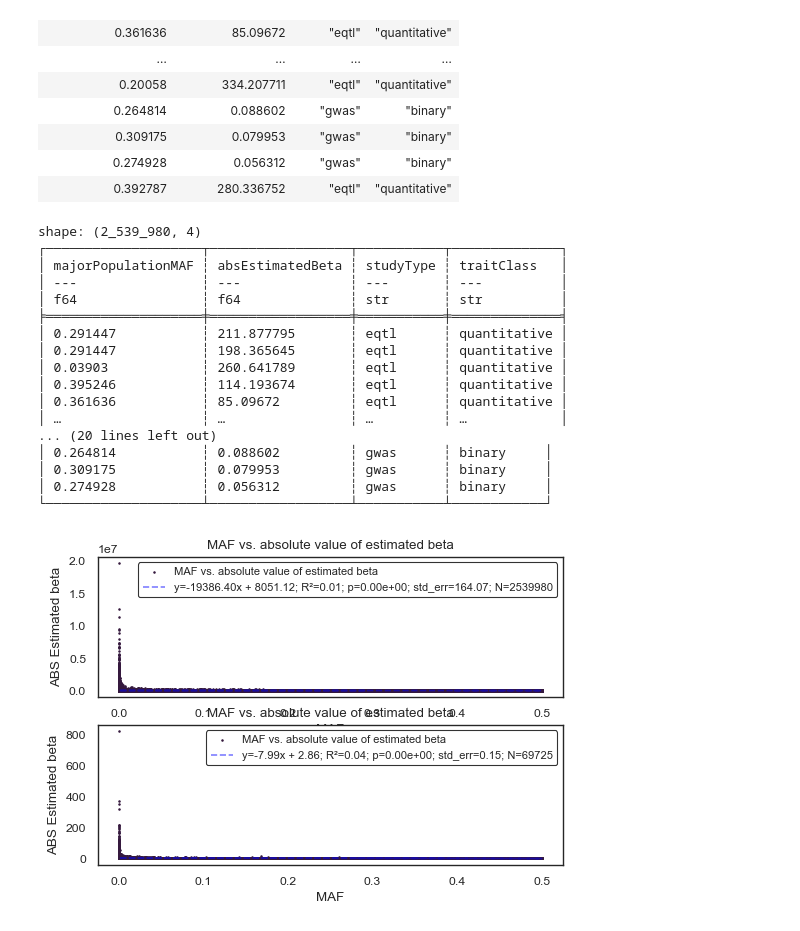
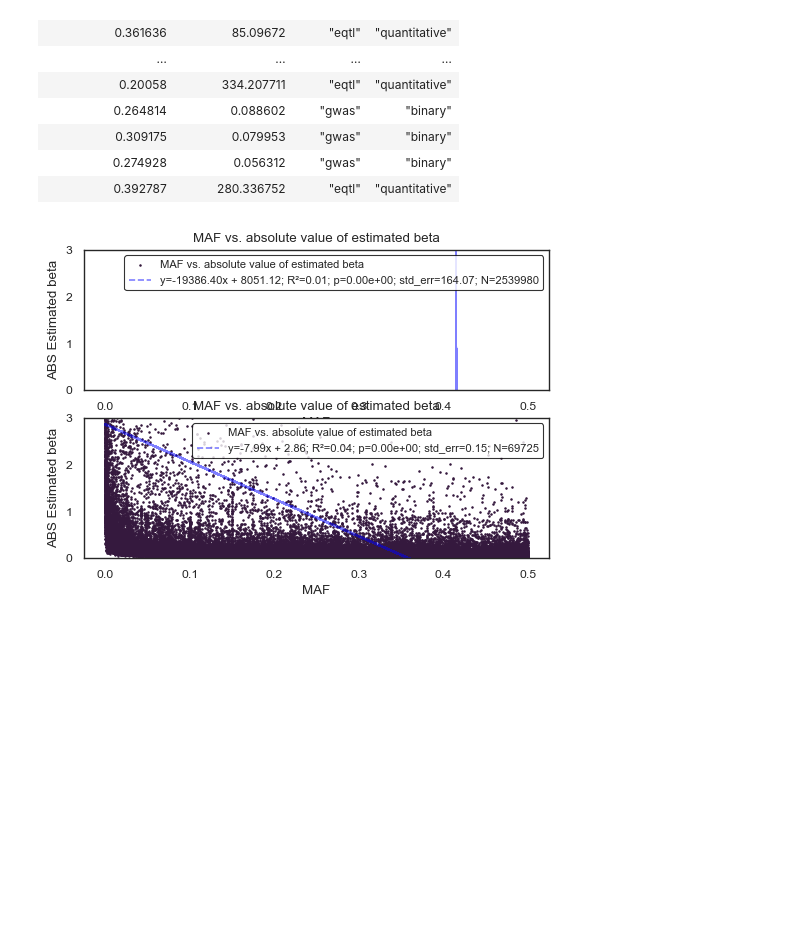
Before and after one commit to opentargets/Gentropy-manuscript, a Jupyter notebook: chapters/variant_effect_prediction/05_maf_vs_est_beta.ipynb, the cells around one changed output. Drawn from its saved outputs; the diff is of its cells as text; code cells hidden in the pictures; blank space fills up the shorter version.

```diff
--- a/chapters/variant_effect_prediction/05_maf_vs_est_beta.ipynb
+++ b/chapters/variant_effect_prediction/05_maf_vs_est_beta.ipynb
@@ -133,7 +133,7 @@ ax.plot(
 ax.set_title("MAF vs. absolute value of estimated beta")
 ax.set_xlabel("MAF")
 ax.set_ylabel("ABS Estimated beta")
-# ax.set_ylim(0, 8)
+ax.set_ylim(0, 3)
 ax.legend(
     loc="upper right",
     fontsize=8,
@@ -157,49 +157,32 @@ ax.scatter(
 )
 line_eq = f"y={slope:.2f}x + {intercept:.2f}"
 line_eq += f"; R²={r_value**2:.2f}"
 line_eq += f"; p={p_value:.2e}"
 line_eq += f"; std_err={std_err:.2f}"
 line_eq += f"; N={_data.shape[0]}"
 
 ax.plot(
     _data["majorPopulationMAF"],
     slope * _data["majorPopulationMAF"] + intercept,
     "--",
     color="blue",
     alpha=0.5,
     label=line_eq,
 )
 ax.set_title("MAF vs. absolute value of estimated beta")
 ax.set_xlabel("MAF")
 ax.set_ylabel("ABS Estimated beta")
-# ax.set_ylim(0, 8)
+ax.set_ylim(0, 3)
 ax.legend(
     loc="upper right",
     fontsize=8,
     title_fontsize=10,
     frameon=True,
     facecolor="white",
     edgecolor="black",
 )
 
 
 plt.show()
 # %% [output]
-shape: (2_539_980, 4)
-┌────────────────────┬──────────────────┬───────────┬──────────────┐
-│ majorPopulationMAF ┆ absEstimatedBeta ┆ studyType ┆ traitClass   │
-│ ---                ┆ ---              ┆ ---       ┆ ---          │
-│ f64                ┆ f64              ┆ str       ┆ str          │
-╞════════════════════╪══════════════════╪═══════════╪══════════════╡
-│ 0.291447           ┆ 211.877795       ┆ eqtl      ┆ quantitative │
-│ 0.291447           ┆ 198.365645       ┆ eqtl      ┆ quantitative │
-│ 0.03903            ┆ 260.641789       ┆ eqtl      ┆ quantitative │
-│ 0.395246           ┆ 114.193674       ┆ eqtl      ┆ quantitative │
-│ 0.361636           ┆ 85.09672         ┆ eqtl      ┆ quantitative │
-│ …                  ┆ …                ┆ …         ┆ …            │
-... (20 lines left out)
-│ 0.264814           ┆ 0.088602         ┆ gwas      ┆ binary     │
-│ 0.309175           ┆ 0.079953         ┆ gwas      ┆ binary     │
-│ 0.274928           ┆ 0.056312         ┆ gwas      ┆ binary     │
-└────────────────────┴──────────────────┴───────────┴────────────┘
-[figure, old version]
+[figure, new version]
```
Also changed, not shown: parts of 3 cells of this notebook, 3 other files.
